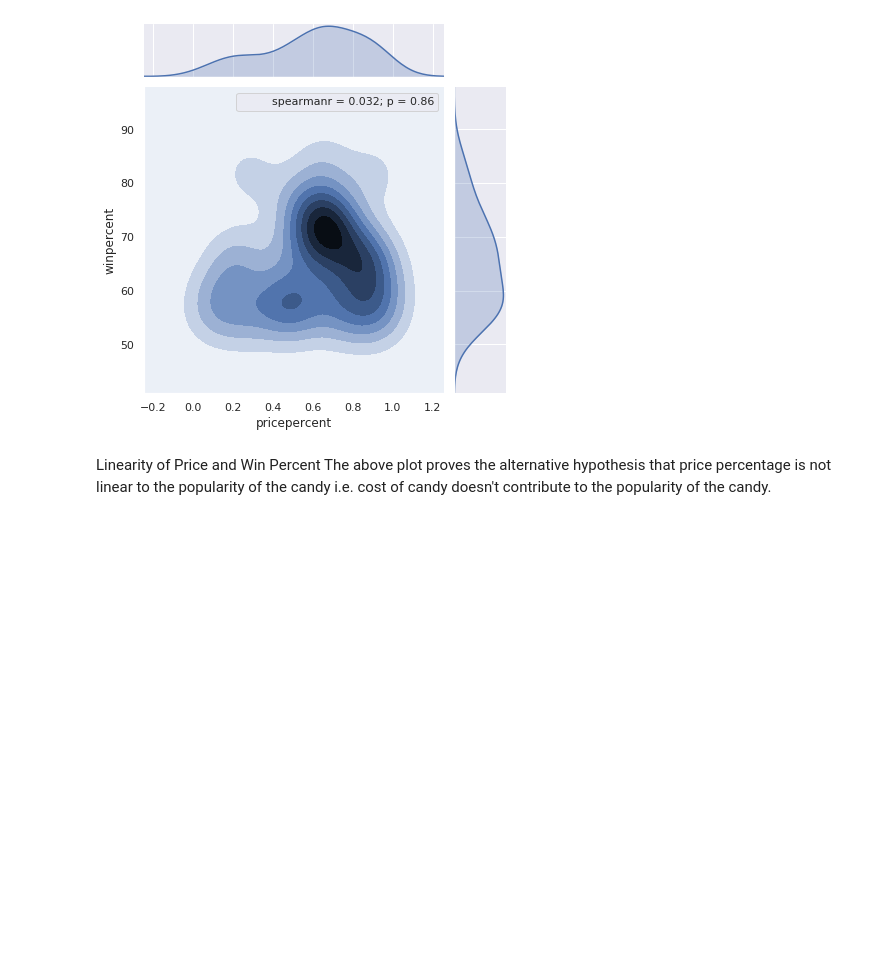
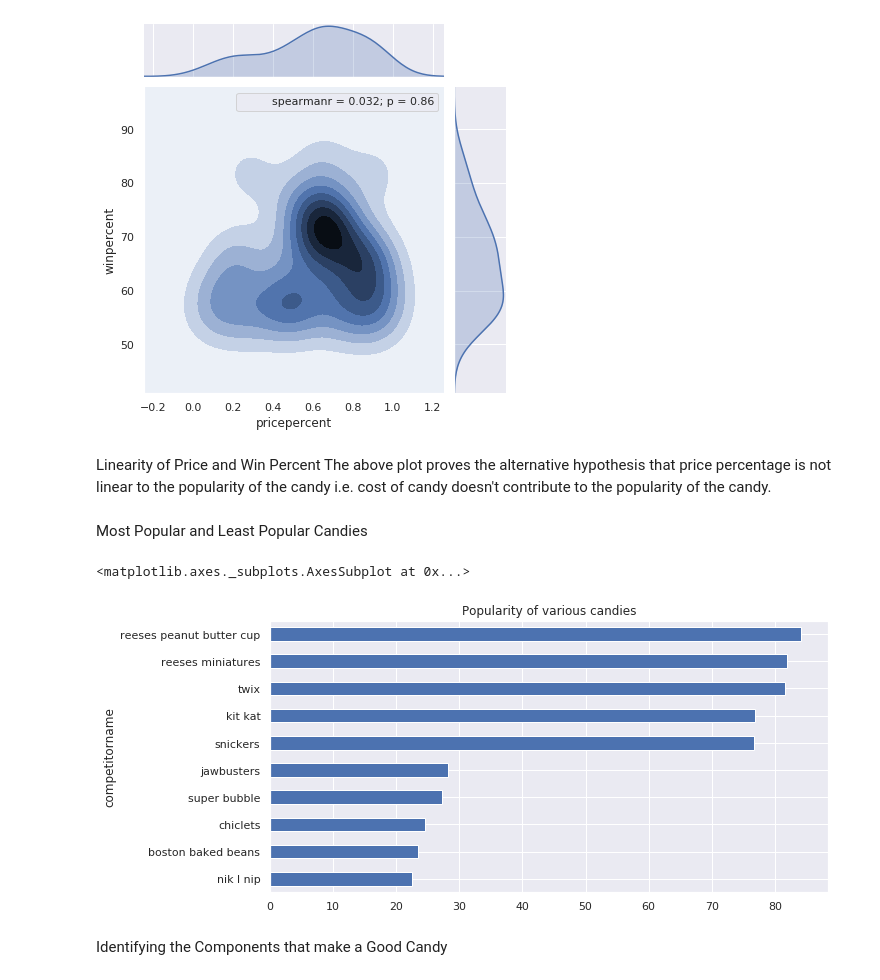
Before and after one commit to URP-DataScience/URP_ML1, a Jupyter notebook: ML Foundation Project.ipynb, the cells around one changed output. Saved outputs shown, nothing was run; the diff lists cells and outputs as text; code cells hidden in the pictures; blank space fills up the shorter version.

```diff
--- a/ML Foundation Project.ipynb
+++ b/ML Foundation Project.ipynb
@@ -977,3 +977,13 @@ sns.jointplot(x="pricepercent", y="winpercent", data=winners,kind="kde",stat_fun
 # %% [markdown]
 Linearity of Price and Win Percent
 The above plot proves the alternative hypothesis that price percentage is not linear to the popularity of the candy i.e. cost of candy doesn't contribute to the popularity of the candy.
+# %% [markdown]
+Most Popular and Least Popular Candies
+# %%
+popularity = candy_data[['competitorname','winpercent']].sort_values(by='winpercent')
+pd.concat([popularity.head(5),popularity.tail(5)],axis=0).plot(x='competitorname',y='winpercent',kind='barh',title='Popularity of various candies',sort_columns=True,figsize = (10,5),legend=False)
+# %% [output]
+<matplotlib.axes._subplots.AxesSubplot at 0x...>
+[figure, added]
+# %% [markdown]
+Identifying the Components that make a Good Candy
```
